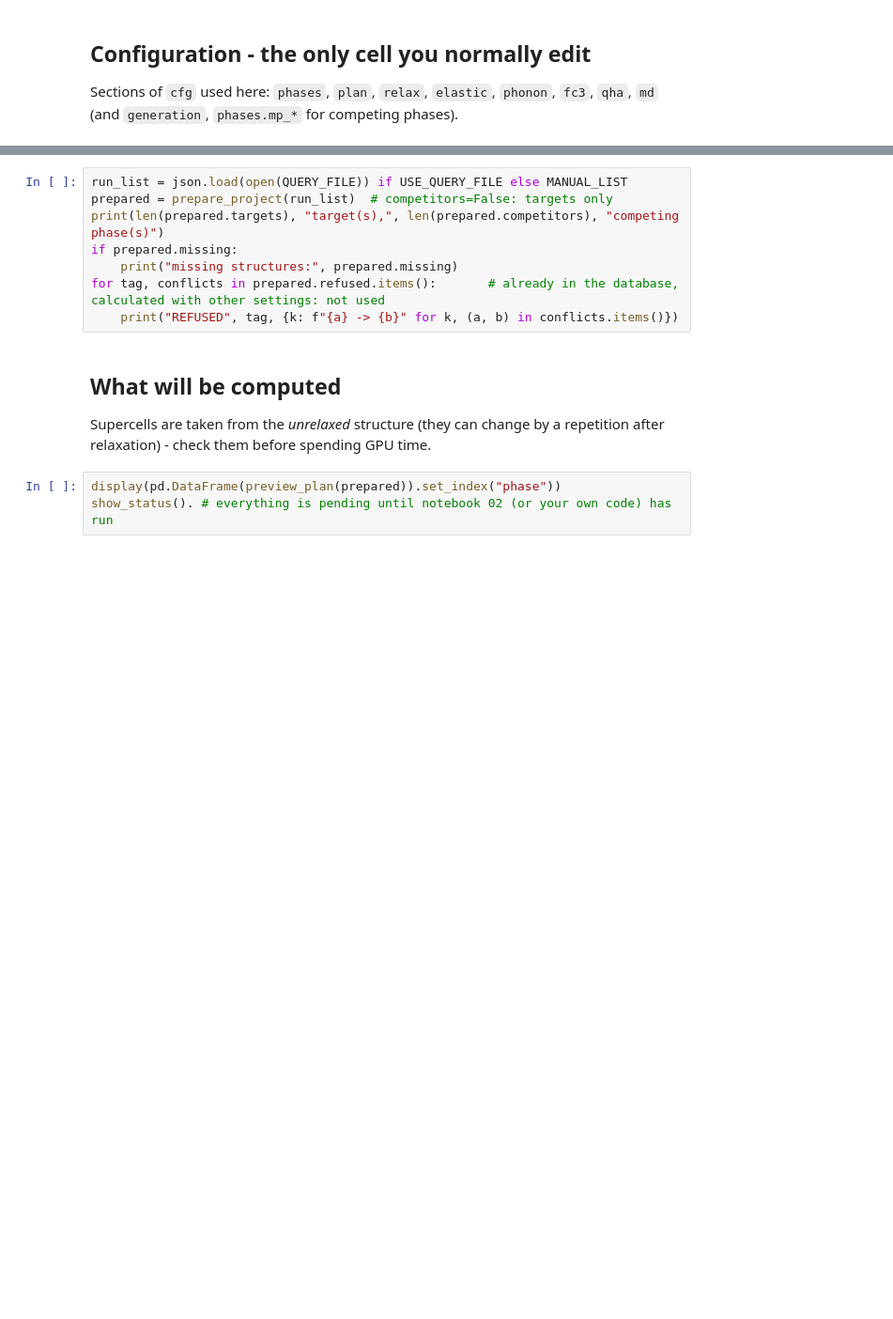
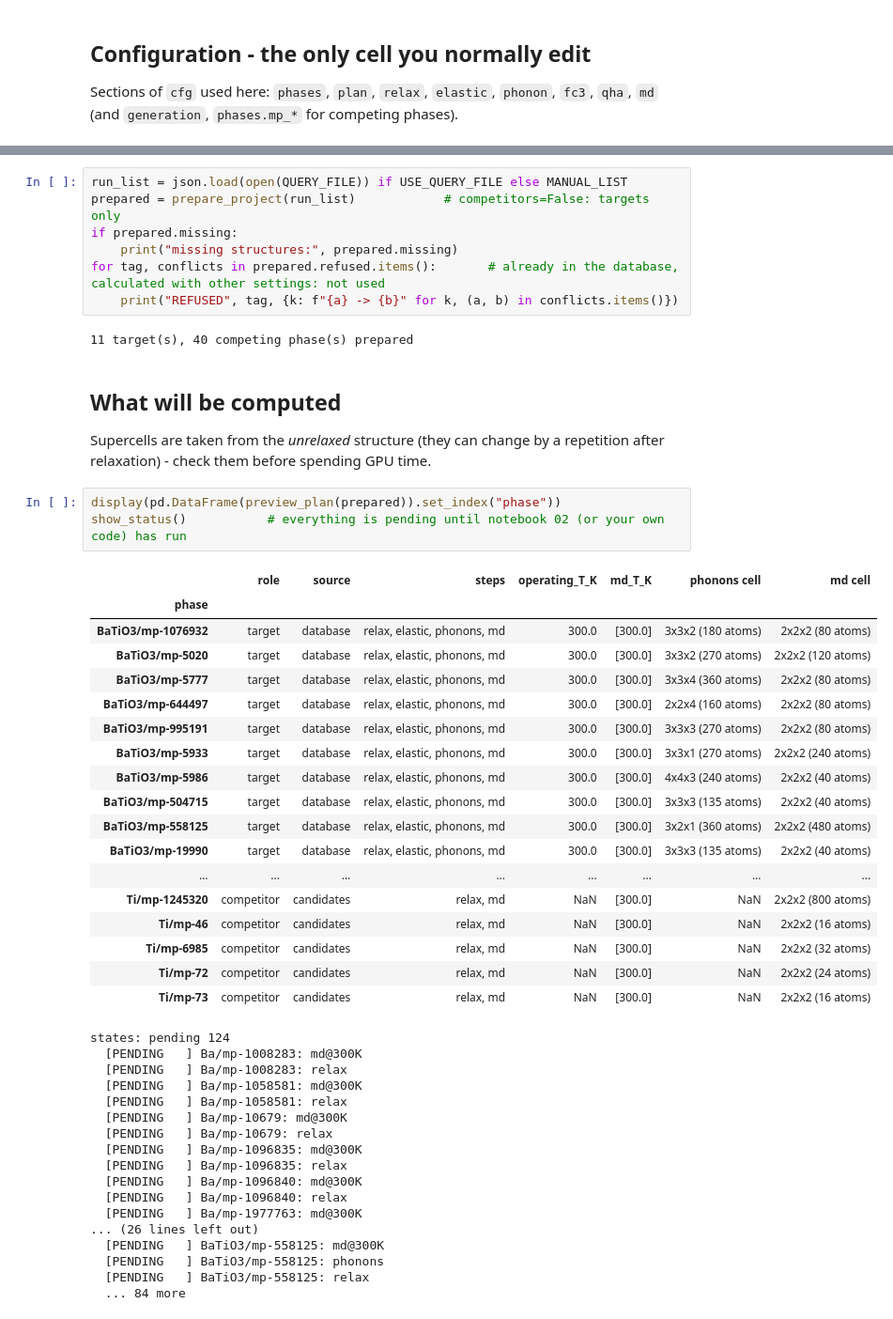
Before and after one commit to CibranLopez/HeatUp, a Jupyter notebook: 01_prepare.ipynb, the cells around one changed output, grey strips where cells are left out. Shown at 94% size. Saved outputs shown, nothing was run; the diff lists cells and outputs as text; blank space fills up the shorter version.

```diff
--- a/01_prepare.ipynb
+++ b/01_prepare.ipynb
@@ -148,16 +178,53 @@ in the database with other settings are **refused** (see `prepared.refused`). Sa
 notebook 02 sees the affected steps as *stale*.
 # %%
 run_list = json.load(open(QUERY_FILE)) if USE_QUERY_FILE else MANUAL_LIST
-prepared = prepare_project(run_list)  # competitors=False: targets only
-print(len(prepared.targets), "target(s),", len(prepared.competitors), "competing phase(s)")
+prepared = prepare_project(run_list)            # competitors=False: targets only
 if prepared.missing:
     print("missing structures:", prepared.missing)
 for tag, conflicts in prepared.refused.items():       # already in the database, calculated with other settings: not used
     print("REFUSED", tag, {k: f"{a} -> {b}" for k, (a, b) in conflicts.items()})
+# %% [output]
+11 target(s), 40 competing phase(s) prepared
 # %% [markdown]
 ## What will be computed
 Supercells are taken from the *unrelaxed* structure (they can change by a repetition after relaxation) - check them before spending GPU time.
 # %%
 display(pd.DataFrame(preview_plan(prepared)).set_index("phase"))
-show_status(). # everything is pending until notebook 02 (or your own code) has run
+show_status()           # everything is pending until notebook 02 (or your own code) has run
+# %% [output]
+|  | role | source | steps | operating_T_K | md_T_K | phonons cell | md cell |
+| phase |  |  |  |  |  |  |  |
+| BaTiO3/mp-1076932 | target | database | relax, elastic, phonons, md | 300.0 | [300.0] | 3x3x2 (180 atoms) | 2x2x2 (80 atoms) |
+| BaTiO3/mp-5020 | target | database | relax, elastic, phonons, md | 300.0 | [300.0] | 3x3x2 (270 atoms) | 2x2x2 (120 atoms) |
+| BaTiO3/mp-5777 | target | database | relax, elastic, phonons, md | 300.0 | [300.0] | 3x3x4 (360 atoms) | 2x2x2 (80 atoms) |
+| BaTiO3/mp-644497 | target | database | relax, elastic, phonons, md | 300.0 | [300.0] | 2x2x4 (160 atoms) | 2x2x2 (80 atoms) |
+| BaTiO3/mp-995191 | target | database | relax, elastic, phonons, md | 300.0 | [300.0] | 3x3x3 (270 atoms) | 2x2x2 (80 atoms) |
+| BaTiO3/mp-5933 | target | database | relax, elastic, phonons, md | 300.0 | [300.0] | 3x3x1 (270 atoms) | 2x2x2 (240 atoms) |
+| BaTiO3/mp-5986 | target | database | relax, elastic, phonons, md | 300.0 | [300.0] | 4x4x3 (240 atoms) | 2x2x2 (40 atoms) |
+| BaTiO3/mp-504715 | target | database | relax, elastic, phonons, md | 300.0 | [300.0] | 3x3x3 (135 atoms) | 2x2x2 (40 atoms) |
+| BaTiO3/mp-558125 | target | database | relax, elastic, phonons, md | 300.0 | [300.0] | 3x2x1 (360 atoms) | 2x2x2 (480 atoms) |
+| BaTiO3/mp-19990 | target | database | relax, elastic, phonons, md | 300.0 | [300.0] | 3x3x3 (135 atoms) | 2x2x2 (40 atoms) |
+| ... | ... | ... | ... | ... | ... | ... | ... |
+| Ti/mp-1245320 | competitor | candidates | relax, md | NaN | [300.0] | NaN | 2x2x2 (800 atoms) |
+| Ti/mp-46 | competitor | candidates | relax, md | NaN | [300.0] | NaN | 2x2x2 (16 atoms) |
+| Ti/mp-6985 | competitor | candidates | relax, md | NaN | [300.0] | NaN | 2x2x2 (32 atoms) |
+| Ti/mp-72 | competitor | candidates | relax, md | NaN | [300.0] | NaN | 2x2x2 (24 atoms) |
+| Ti/mp-73 | competitor | candidates | relax, md | NaN | [300.0] | NaN | 2x2x2 (16 atoms) |
+states: pending 124
+  [PENDING   ] Ba/mp-1008283: md@300K
+  [PENDING   ] Ba/mp-1008283: relax
+  [PENDING   ] Ba/mp-1058581: md@300K
+  [PENDING   ] Ba/mp-1058581: relax
+  [PENDING   ] Ba/mp-10679: md@300K
+  [PENDING   ] Ba/mp-10679: relax
+  [PENDING   ] Ba/mp-1096835: md@300K
+  [PENDING   ] Ba/mp-1096835: relax
+  [PENDING   ] Ba/mp-1096840: md@300K
+  [PENDING   ] Ba/mp-1096840: relax
+  [PENDING   ] Ba/mp-1977763: md@300K
+... (26 lines left out)
+  [PENDING   ] BaTiO3/mp-558125: md@300K
+  [PENDING   ] BaTiO3/mp-558125: phonons
+  [PENDING   ] BaTiO3/mp-558125: relax
+  ... 84 more
 # %%
```
Also changed, not shown: parts of 8 cells of this notebook, 14 other files.
